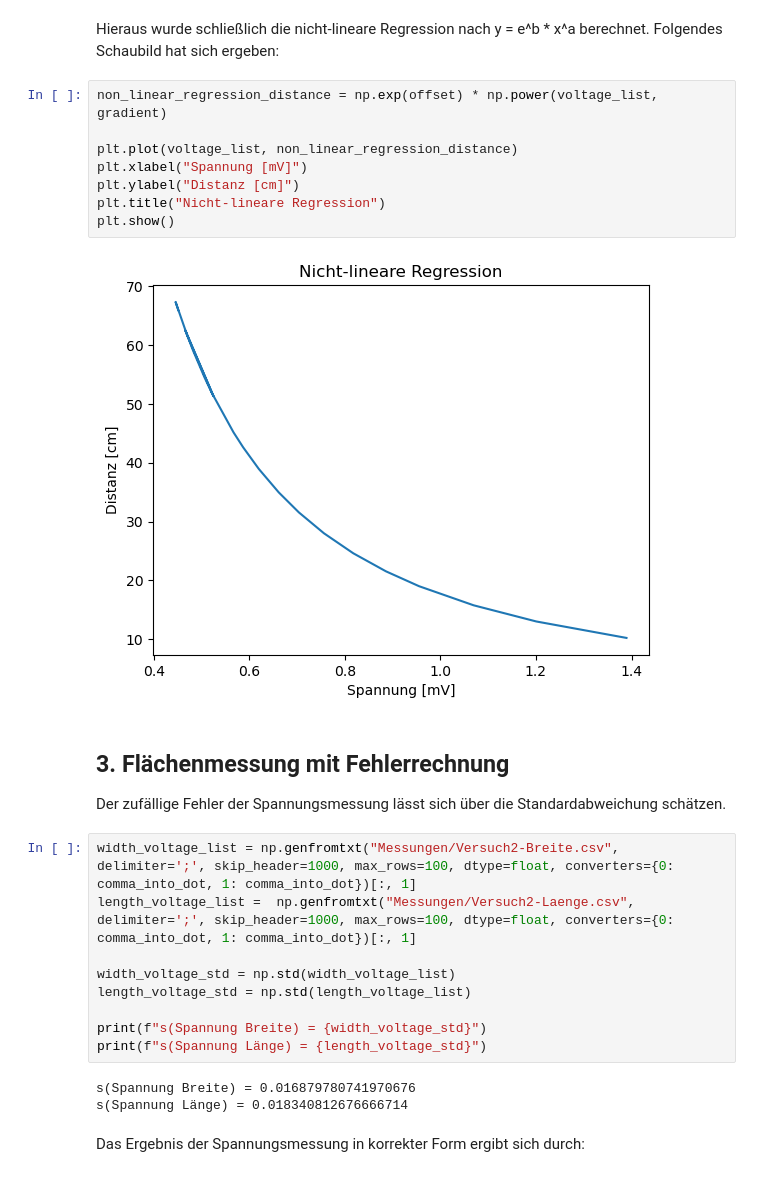
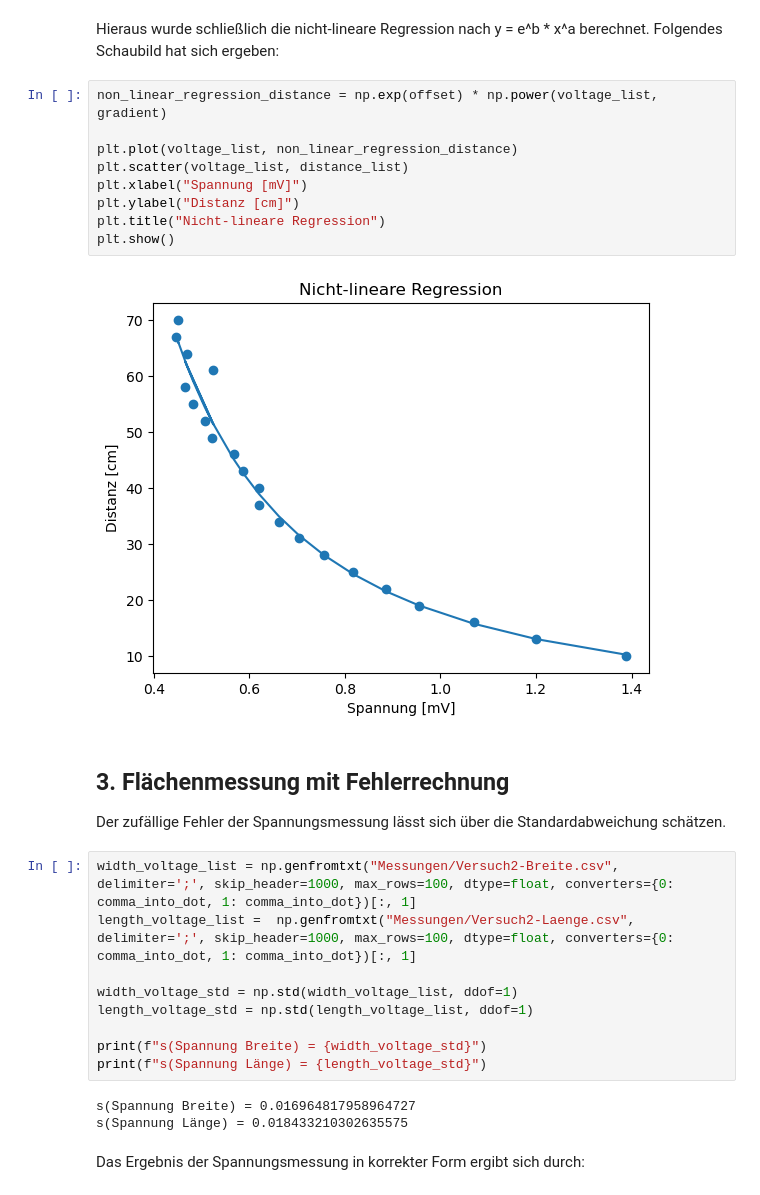
Before and after one commit to patri9ck/sss, a Jupyter notebook: versuch1/versuch1.ipynb, the cells around one changed output. Saved outputs shown, nothing was run; the diff lists cells and outputs as text.

Commit message:
Scattering

```diff
--- a/versuch1/versuch1.ipynb
+++ b/versuch1/versuch1.ipynb
@@ -84,13 +84,14 @@ Hieraus wurde schließlich die nicht-lineare Regression nach y = e^b * x^a berec
 # %%
 non_linear_regression_distance = np.exp(offset) * np.power(voltage_list, gradient)
 
 plt.plot(voltage_list, non_linear_regression_distance)
+plt.scatter(voltage_list, distance_list)
 plt.xlabel("Spannung [mV]")
 plt.ylabel("Distanz [cm]")
 plt.title("Nicht-lineare Regression")
 plt.show()
 # %% [output]
-[figure, old version]
+[figure, new version]
 # %% [markdown]
 ## 3. Flächenmessung mit Fehlerrechnung
 Der zufällige Fehler der Spannungsmessung lässt sich über die Standardabweichung schätzen.
@@ -98,14 +99,14 @@ Der zufällige Fehler der Spannungsmessung lässt sich über die Standardabweich
 width_voltage_list = np.genfromtxt("Messungen/Versuch2-Breite.csv", delimiter=';', skip_header=1000, max_rows=100, dtype=float, converters={0: comma_into_dot, 1: comma_into_dot})[:, 1]
 length_voltage_list =  np.genfromtxt("Messungen/Versuch2-Laenge.csv", delimiter=';', skip_header=1000, max_rows=100, dtype=float, converters={0: comma_into_dot, 1: comma_into_dot})[:, 1]
 
-width_voltage_std = np.std(width_voltage_list)
-length_voltage_std = np.std(length_voltage_list)
+width_voltage_std = np.std(width_voltage_list, ddof=1)
+length_voltage_std = np.std(length_voltage_list, ddof=1)
 
 print(f"s(Spannung Breite) = {width_voltage_std}")
 print(f"s(Spannung Länge) = {length_voltage_std}")
 # %% [output]
-s(Spannung Breite) = 0.016879780741970676
-s(Spannung Länge) = 0.018340812676666714
+s(Spannung Breite) = 0.016964817958964727
+s(Spannung Länge) = 0.018433210302635575
 # %% [markdown]
 Das Ergebnis der Spannungsmessung in korrekter Form ergibt sich durch:
 # %%
```
Also changed, not shown: parts of 2 cells of this notebook, 1 other file.
